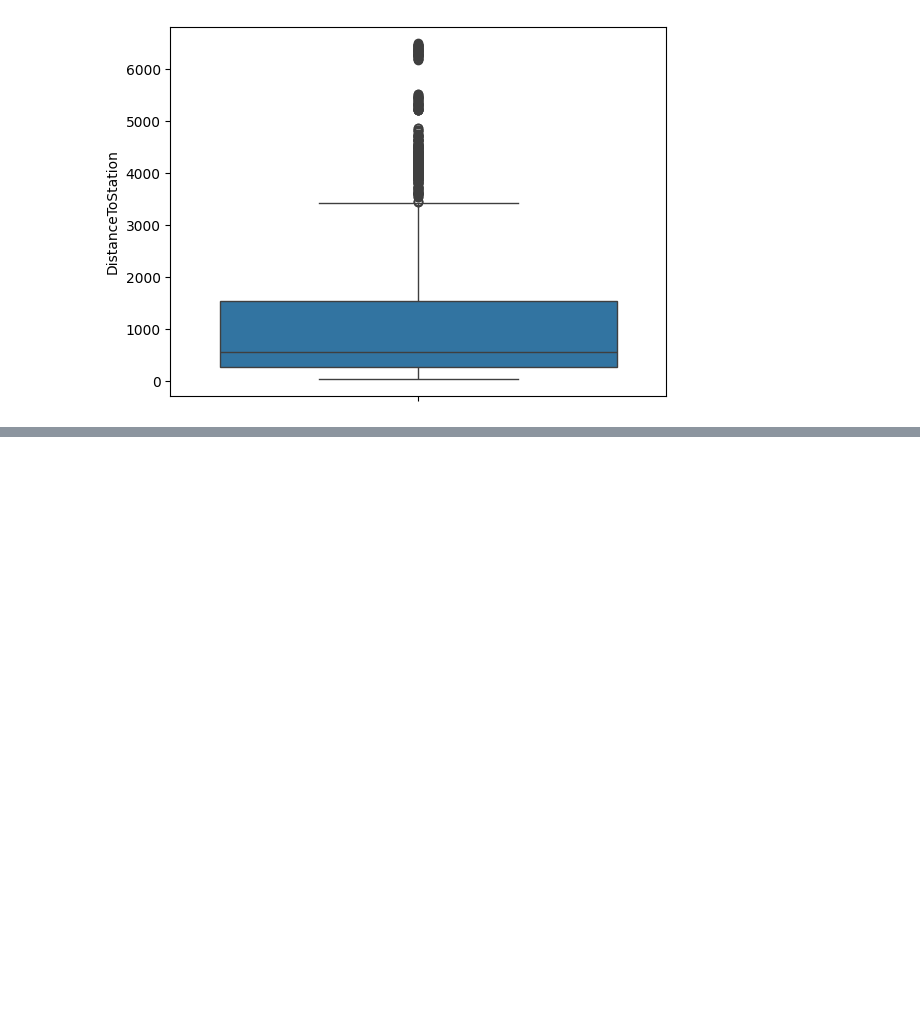
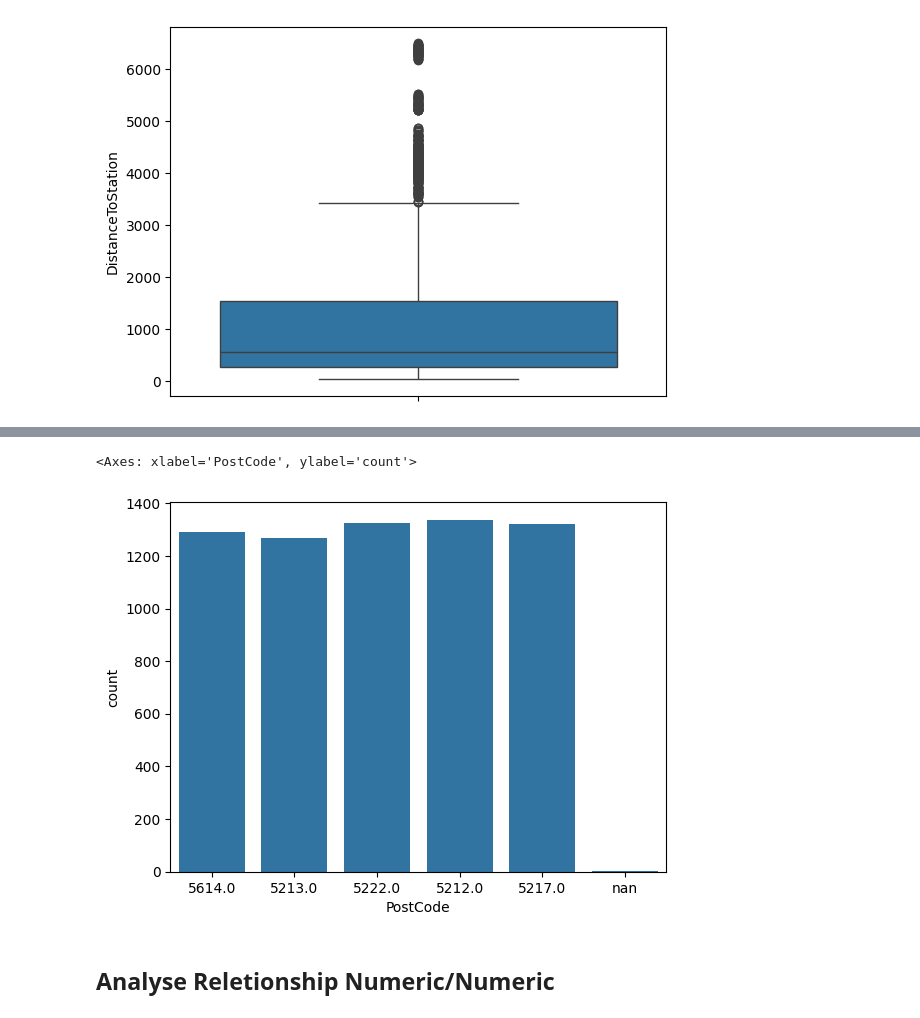
Before and after one commit to Kunal56377/Classes_program, a Jupyter notebook: Project/House Price prediction/regression.ipynb, the cells around one changed output, grey strips where cells are left out. Saved outputs shown, nothing was run; the diff lists cells and outputs as text; code cells hidden in the pictures; blank space fills up the shorter version.

```diff
--- a/Project/House Price prediction/regression.ipynb
+++ b/Project/House Price prediction/regression.ipynb
@@ -235,0 +263,7 @@ sns.boxplot(train['DistanceToStation'])
+# %%
+sns.countplot(x='PostCode',data=train)
+# %% [output]
+<Axes: xlabel='PostCode', ylabel='count'>
+[figure, added]
+# %% [markdown]
+## Analyse Reletionship Numeric/Numeric
```
Also changed, not shown: parts of 18 cells of this notebook.
